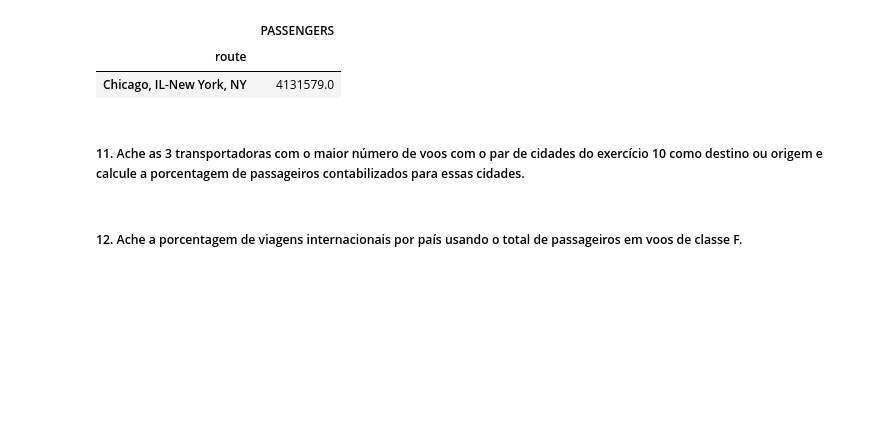
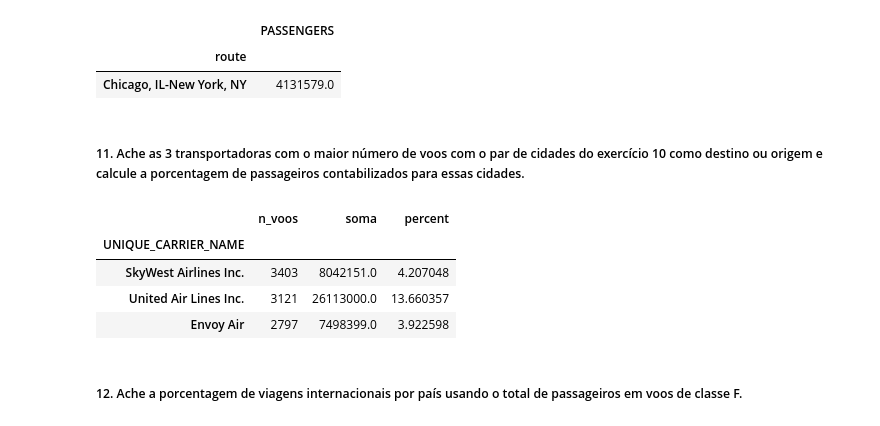
Before and after one commit to G7-DataScience/Exercicios, a Jupyter notebook: Grupo_Hands_on_Pandas.ipynb, the cells around one changed output. Cells and saved outputs as stored; diff of their text form; code cells hidden in the pictures; blank space fills up the shorter version.

```diff
--- a/Grupo_Hands_on_Pandas.ipynb
+++ b/Grupo_Hands_on_Pandas.ipynb
@@ -185,5 +185,23 @@ df_q10
 | Chicago, IL-New York, NY | 4131579.0 |
 # %% [markdown]
 ##### 11. Ache as 3 transportadoras com o maior número de voos com o par de cidades do exercício 10 como destino ou origem e calcule a porcentagem de passageiros contabilizados para essas cidades.
+# %%
+rota = ['Chicago, IL', 'New York, NY']
+
+df_q11 = df[['UNIQUE_CARRIER_NAME','ORIGIN_CITY_NAME', 'DEST_CITY_NAME', 'PASSENGERS']]\
+    .loc[(df['ORIGIN_CITY_NAME'].isin(rota) | df['DEST_CITY_NAME'].isin(rota))]\
+    .groupby('UNIQUE_CARRIER_NAME').agg(n_voos = ('ORIGIN_CITY_NAME', 'count'),
+        soma = ('PASSENGERS', 'sum')).assign(percent = lambda x: 100 * x.soma/x.soma.sum()
+        ).nlargest(3, 'n_voos')
+
+# Não encontramos uma solução elegante para a porcentagem até o momento
+# %%
+df_q11
+# %% [output]
+|  | n_voos | soma | percent |
+| UNIQUE_CARRIER_NAME |  |  |  |
+| SkyWest Airlines Inc. | 3403 | 8042151.0 | 4.207048 |
+| United Air Lines Inc. | 3121 | 26113000.0 | 13.660357 |
+| Envoy Air | 2797 | 7498399.0 | 3.922598 |
 # %% [markdown]
 ##### 12. Ache a porcentagem de viagens internacionais por país usando o total de passageiros em voos de classe F.
```
Also changed, not shown: parts of 3 cells of this notebook.
